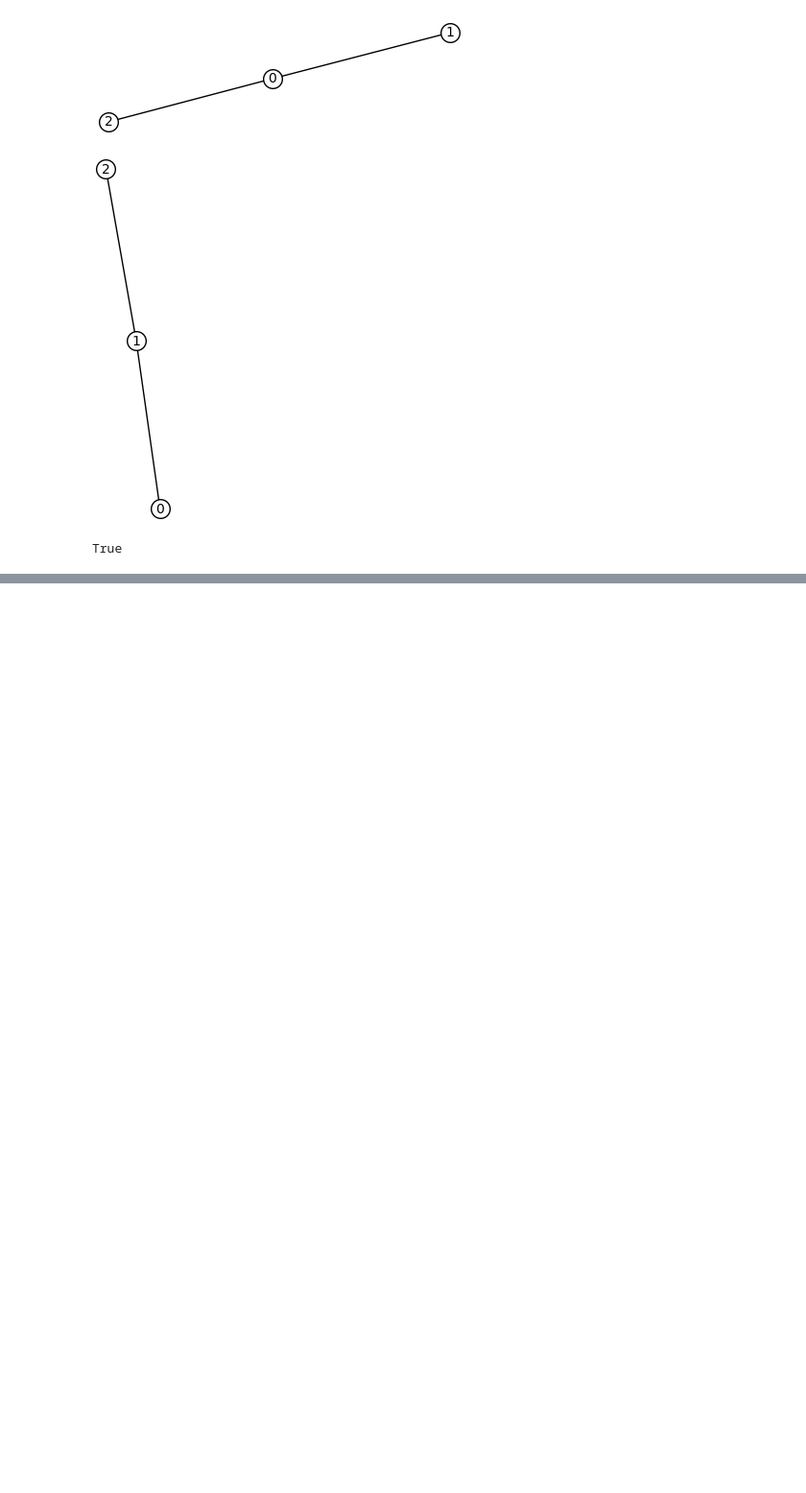
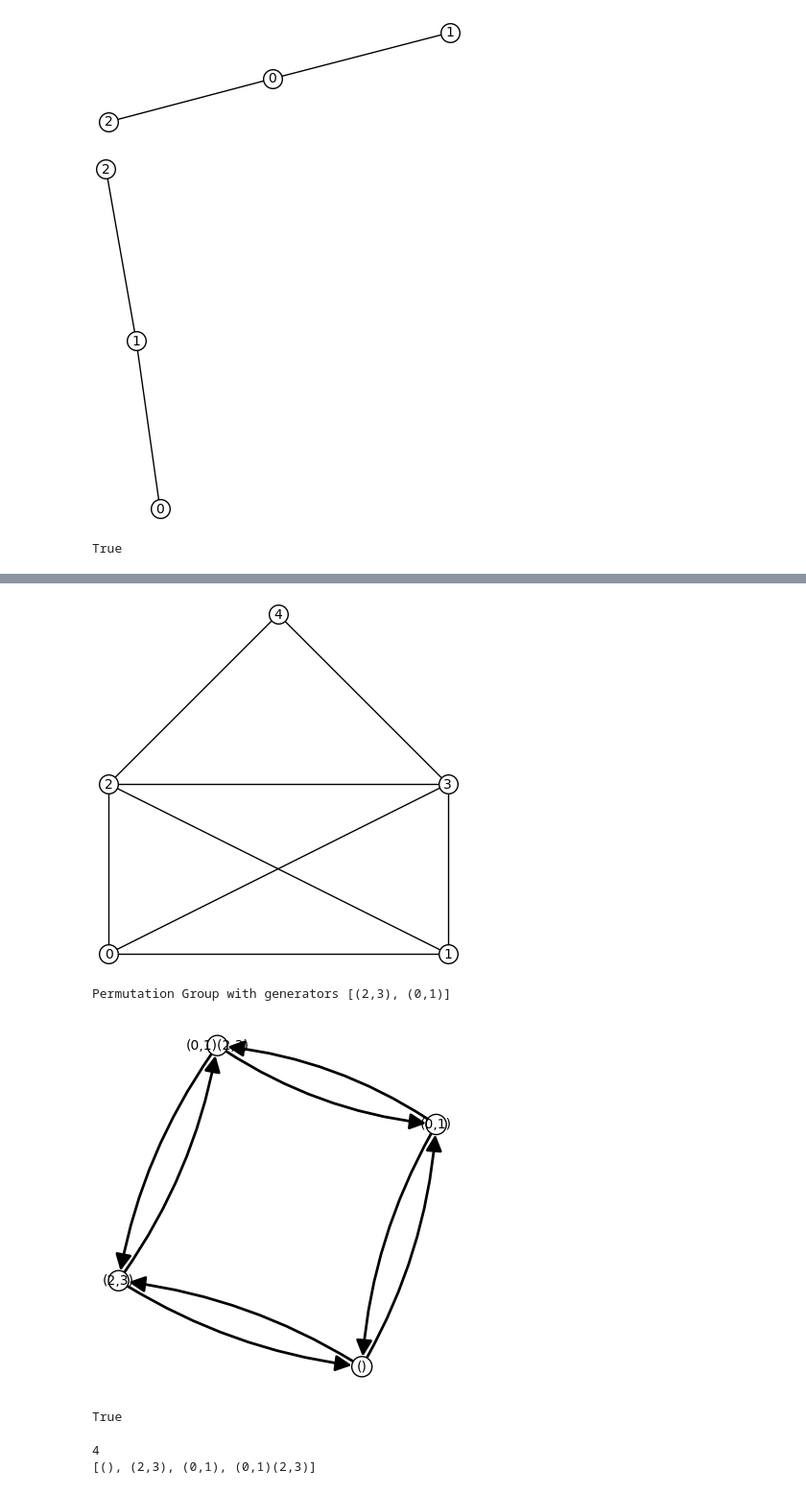
Before and after one commit to pgrepds/sagemath-playground, a Jupyter notebook: graphs.ipynb, the cells around one changed output, grey strips where cells are left out. Shown: that part at 96% size. Saved outputs shown, nothing was run; the diff lists cells and outputs as text; code cells hidden in the pictures; blank space fills up the shorter version.

```diff
--- a/graphs.ipynb
+++ b/graphs.ipynb
@@ -230,0 +261,23 @@ True
+# %%
+# Calculate the automorphism group of a given graph
+g=graphs.HouseXGraph()
+g.show()
+print(g.automorphism_group())
+
+# Notice that the permutations (in disjoint cyclic notation) (2 3)(0 1) are the generators of the automorphism group
+# (2 3) and (0 1) present all the permutation of vertices of g such that the edge relations are preserved
+G=PermutationGroup([[(2, 3)], [(0,1)]])
+G.cayley_graph().show()
+G.is_isomorphic(g.automorphism_group())
+# %% [output]
+[figure, added]
+Permutation Group with generators [(2,3), (0,1)]
+[figure, added]
+True
+# %%
+print(G.cardinality())
+# print all possbile ways of permuting the vertices of a graph such that the edge relations are preserved
+print(list(G))
+# %% [output]
+4
+[(), (2,3), (0,1), (0,1)(2,3)]
```
Also changed, not shown: parts of 7 cells of this notebook, 1 other file.
